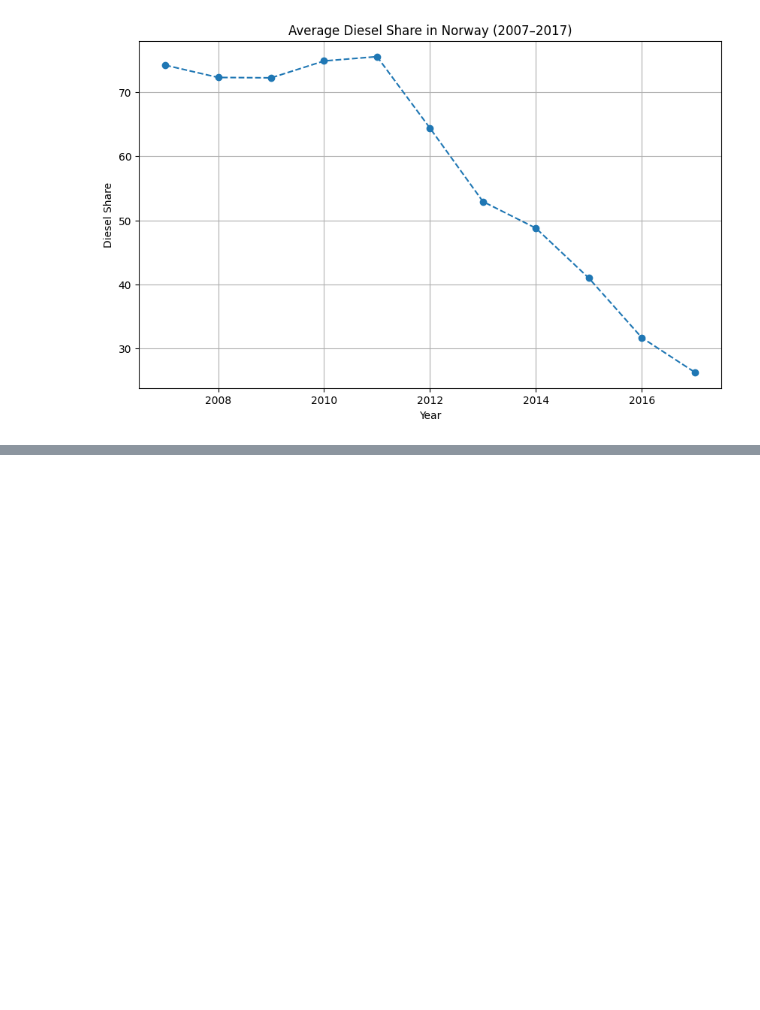
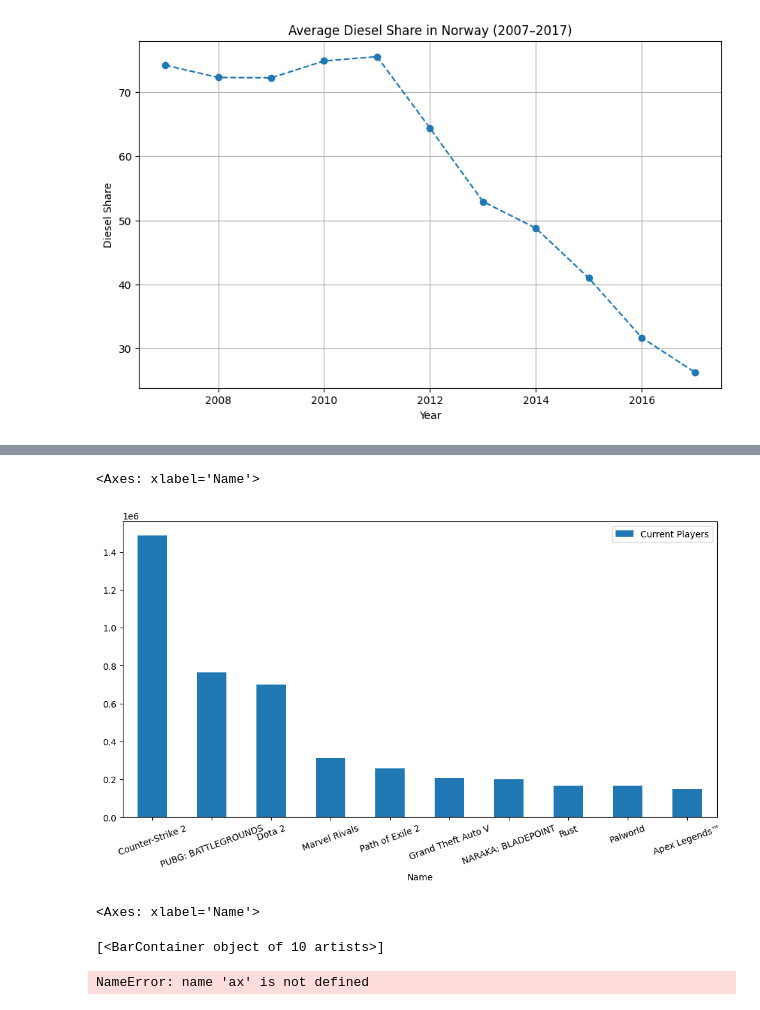
Before and after one commit to erikunevik/data_visualization_erik_unevik_de24, a Jupyter notebook: exercises/exercise0/exercise0erikunevik.ipynb, the cells around one changed output, grey strips where cells are left out. Saved outputs shown, nothing was run; the diff lists cells and outputs as text; code cells hidden in the pictures; blank space fills up the shorter version.

```diff
--- a/exercises/exercise0/exercise0erikunevik.ipynb
+++ b/exercises/exercise0/exercise0erikunevik.ipynb
@@ -579,0 +572,5 @@ plt.show()
+# %%
+import pandas as pd
+
+df2 = pd.read_csv("data/Steam Top 100 Played Games - List.csv")
+df2
@@ -579,0 +606,2 @@ plt.show()
+# %%
+df2["Current Players"] = pd.to_numeric(df2["Current Players"].str.replace(",", ""), errors="coerce")
@@ -579,0 +623,5 @@ plt.show()
+# %%
+top10 =  df2[["Current Players", "Name"]].set_index("Name").head(10)
+
+
+top10
@@ -579,0 +641,30 @@ plt.show()
+# %%
+import matplotlib.pyplot as plt
+
+
+def game_plot():
+    ax = top10.plot(kind = "bar", figsize=(12,6))
+    ax.set_xticklabels(top10.index, rotation = 20)
+
+    fig = ax.get_figure()
+
+    return ax
+
+ax = game_plot()
+
+ax
+# %% [output]
+<Axes: xlabel='Name'>
+[figure, added]
+# %%
+ax
+# %% [output]
+<Axes: xlabel='Name'>
+# %%
+ax.containers
+# %% [output]
+[<BarContainer object of 10 artists>]
+# %%
+ax.cotainers[0][1]
+# %% [output]
+NameError: name 'ax' is not defined
```
Also changed, not shown: parts of 16 cells of this notebook, 7 other files.
